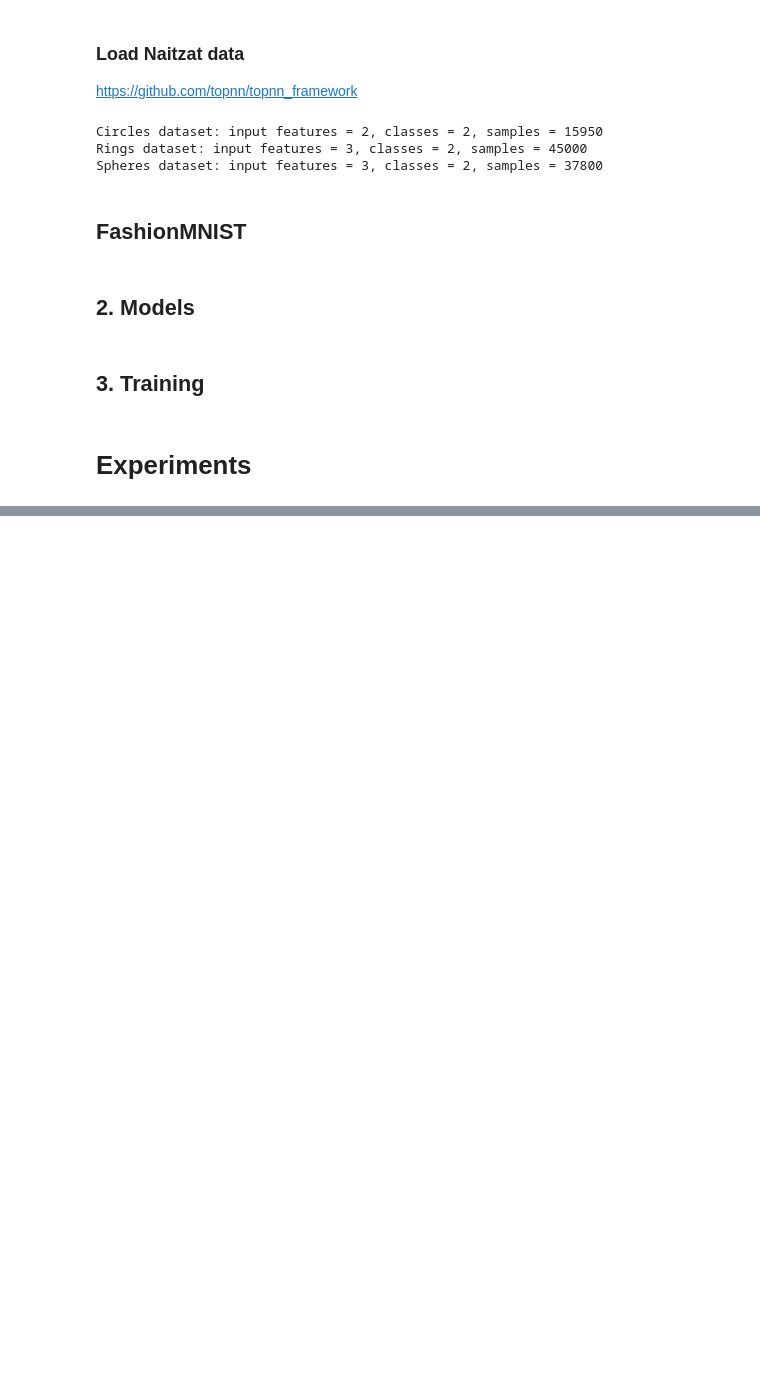
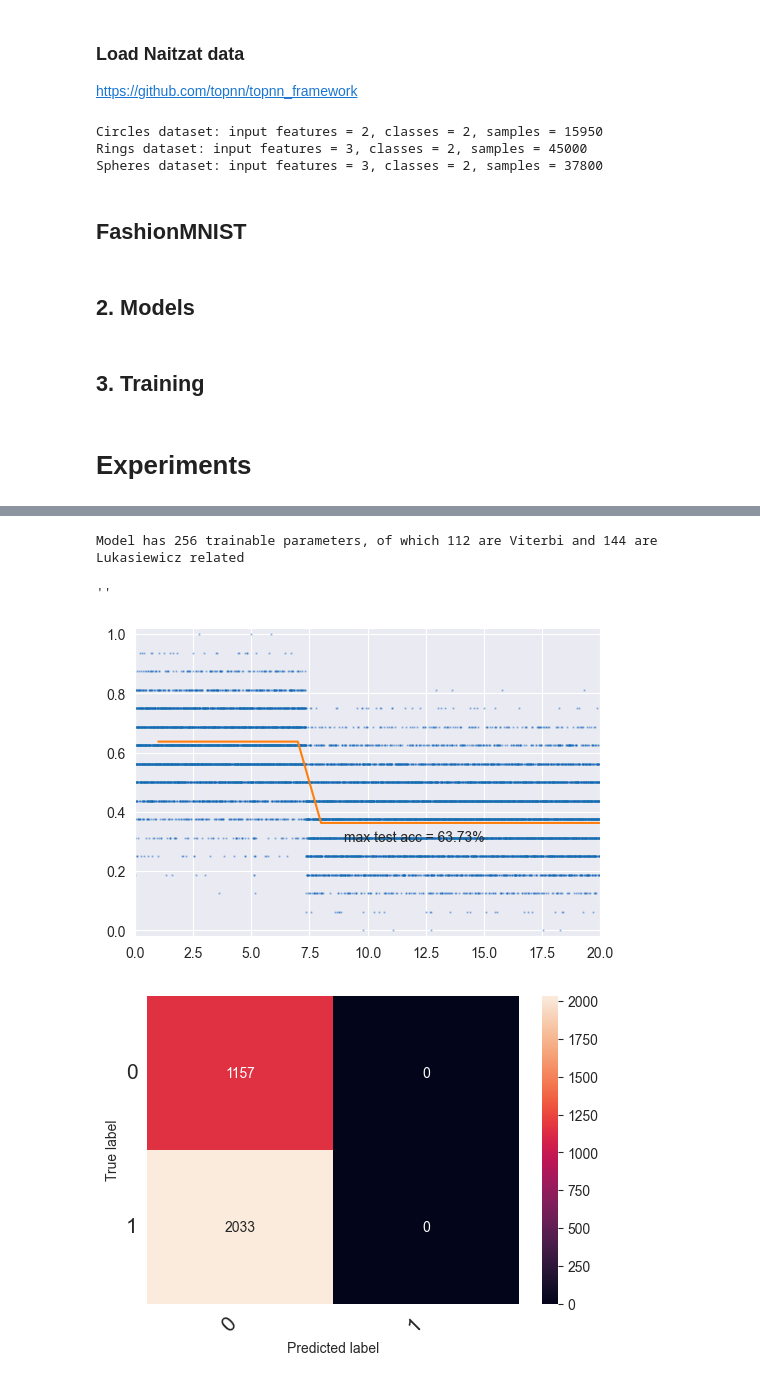
Before and after one commit to bmnsmets/semitorch, a Jupyter notebook: experiments/Master thesis/fullyconnected_01.ipynb, the cells around one changed output, grey strips where cells are left out. Saved outputs shown, nothing was run; the diff lists cells and outputs as text; code cells hidden in the pictures; blank space fills up the shorter version.

```diff
--- a/experiments/Master thesis/fullyconnected_01.ipynb
+++ b/experiments/Master thesis/fullyconnected_01.ipynb
@@ -108,28 +105,34 @@ tensor([[0.0657, 0.0695, 0.1220,  ..., 0.0000, 0.0000, 0.0240],
 # %%
 circles_x, circles_y = torch.load(os.path.join(data_path, "naitzat", "circles_type_8.pt"))
 circles_y = torch.squeeze(circles_y)
-circles_train, circles_test = split_dataset(torch.utils.data.TensorDataset(circles_x, circles_y))
 print(f"Circles dataset: input features = {circles_x.shape[1]}, "
       f"classes = {torch.unique(circles_y).shape[0]}, "
       f"samples = {len(circles_y)}")
+circles_train, circles_test = split_dataset(torch.utils.data.TensorDataset(circles_x, circles_y))
+circles_train, circles_test = DatasetFromSubset(circles_train), DatasetFromSubset(circles_test)
+circles_train, circles_test = CirclesDatasetTransformer(x_train=circles_train, x_test=circles_test, device=device).transform()
 circles_train_loader = DataLoader(circles_train, batch_size=16, shuffle=True)
 circles_test_loader = DataLoader(circles_test, batch_size=len(circles_test), shuffle=True)
 
 rings_x, rings_y = torch.load(os.path.join(data_path, "naitzat", "rings_9.pt"))
 rings_y = torch.squeeze(rings_y)
-rings_train, rings_test = split_dataset(torch.utils.data.TensorDataset(rings_x, rings_y))
 print(f"Rings dataset: input features = {rings_x.shape[1]}, "
       f"classes = {torch.unique(rings_y).shape[0]}, "
       f"samples = {len(rings_y)}")
+rings_train, rings_test = split_dataset(torch.utils.data.TensorDataset(rings_x, rings_y))
+rings_train, rings_test = DatasetFromSubset(rings_train), DatasetFromSubset(rings_test)
+rings_train, rings_test = RingsDatasetTransformer(x_train=rings_train, x_test=rings_test, device=device).transform()
 rings_train_loader = DataLoader(rings_train, batch_size=16, shuffle=True)
 rings_test_loader = DataLoader(rings_test, batch_size=len(rings_test), shuffle=True)
 
 spheres_x, spheres_y = torch.load(os.path.join(data_path, "naitzat", "spheres_9.pt"))
 spheres_y = torch.squeeze(spheres_y)
-spheres_train, spheres_test = split_dataset(torch.utils.data.TensorDataset(spheres_x, spheres_y))
 print(f"Spheres dataset: input features = {spheres_x.shape[1]}, "
       f"classes = {torch.unique(spheres_y).shape[0]}, "
       f"samples = {len(spheres_y)}")
+spheres_train, spheres_test = split_dataset(torch.utils.data.TensorDataset(spheres_x, spheres_y))
+spheres_train, spheres_test = DatasetFromSubset(spheres_train), DatasetFromSubset(spheres_test)
+spheres_train, spheres_test = SpheresDatasetTransformer(x_train=spheres_train, x_test=spheres_test, device=device).transform()
 spheres_train_loader = DataLoader(spheres_train, batch_size=16, shuffle=True)
 spheres_test_loader = DataLoader(spheres_test, batch_size=len(spheres_test), shuffle=True)
 # %% [output]
@@ -779,0 +815,46 @@ Model has 400 trainable parameters, of which 128 are Viterbi and 272 are Lukasie
+# %%
+model = CirclesModel(reverse=False).to(device)
+print(f"Model has {count_parameters(model.parameters())} trainable parameters, "
+      f"of which {count_parameters(viterbi_parameters(model))} are Viterbi "
+      f"and {count_parameters(lukasiewicz_parameters(model))} are Lukasiewicz related")
+
+viterbi_optimiser = ClampSGD(viterbi_parameters(model), lr=0.05971752653541055)
+viterbi_scheduler = torch.optim.lr_scheduler.OneCycleLR(
+    viterbi_optimiser,
+    max_lr=0.05971752653541055,
+    anneal_strategy="linear",
+    pct_start=0.3,
+    three_phase=True,
+    final_div_factor=1000.0,
+    div_factor=10.0,
+    steps_per_epoch=len(circles_train_loader),
+    epochs=20,
+)
+
+lukasiewicz_optimiser = ClampSGD(lukasiewicz_parameters(model), lr=0.05971752653541055)
+lukasiewicz_scheduler = torch.optim.lr_scheduler.OneCycleLR(
+    lukasiewicz_optimiser,
+    max_lr=0.05971752653541055,
+    anneal_strategy="linear",
+    pct_start=0.3,
+    three_phase=True,
+    final_div_factor=1000.0,
+    div_factor=10.0,
+    steps_per_epoch=len(circles_train_loader),
+    epochs=20,
+)
+
+train(
+    model,
+    circles_train_loader,
+    circles_test_loader,
+    [viterbi_optimiser, lukasiewicz_optimiser],
+    [viterbi_scheduler, lukasiewicz_scheduler],
+    nn.CrossEntropyLoss(),
+    20,
+)
+# %% [output]
+Model has 256 trainable parameters, of which 112 are Viterbi and 144 are Lukasiewicz related
+''
+[figure, added]
+[figure, added]
```
Also changed, not shown: parts of 14 cells of this notebook, 4 other files.
